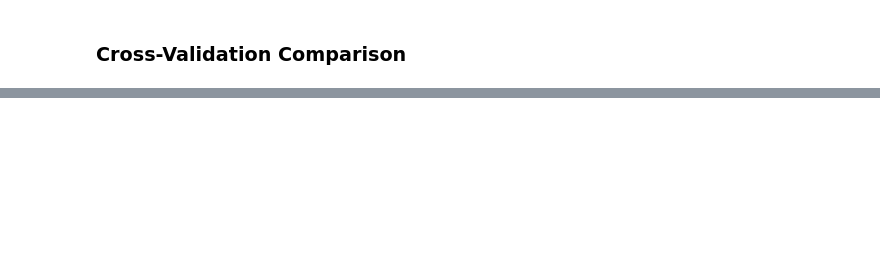
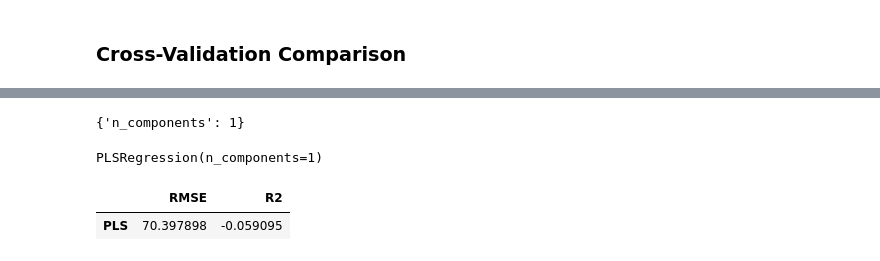
Before and after one commit to rafaelcbpy/Comp_Aplicada_ICA, a Jupyter notebook: notebooks/HW2/regression.ipynb, the cells around one changed output, grey strips where cells are left out. Cells and saved outputs as stored; diff of their text form; code cells hidden in the pictures; blank space fills up the shorter version.

```diff
--- a/notebooks/HW2/regression.ipynb
+++ b/notebooks/HW2/regression.ipynb
@@ -299,0 +524,29 @@ scores = cross_val_score(lm, X_train, y_train, cv=cv, scoring="neg_root_mean_squ
+# %%
+parameters = {'n_components':[i for i in range(1, n_features+1)]}
+cv = KFold(n_splits=n_splits)
+pls_cv = GridSearchCV(pls, parameters, cv=cv, scoring="neg_root_mean_squared_error")
+pls_cv.fit(X_train, y_train)
+
+best_params_pls = pls_cv.best_params_
+best_params_pls
+# %% [output]
+{'n_components': 1}
+# %%
+n_components = best_params_pls["n_components"]
+# %%
+pls_model = PLSRegression(n_components=n_components)
+pls_model.fit(X_train, y_train)
+# %% [output]
+PLSRegression(n_components=1)
+# %%
+rmse_pls = []
+r2_pls = []
+# %%
+yhat_pls = pls_model.predict(X_test)
+rmse_pls.append(root_mean_squared_error(y_test, yhat_pls))
+r2_pls.append(r2_score(y_test, yhat_pls))
+# %%
+pd.DataFrame([rmse_pls, r2_pls], columns=["PLS"], index=["RMSE", "R2"]).T
+# %% [output]
+|  | RMSE | R2 |
+| PLS | 70.397898 | -0.059095 |
```
Also changed, not shown: parts of 36 cells of this notebook, 1 other file.
